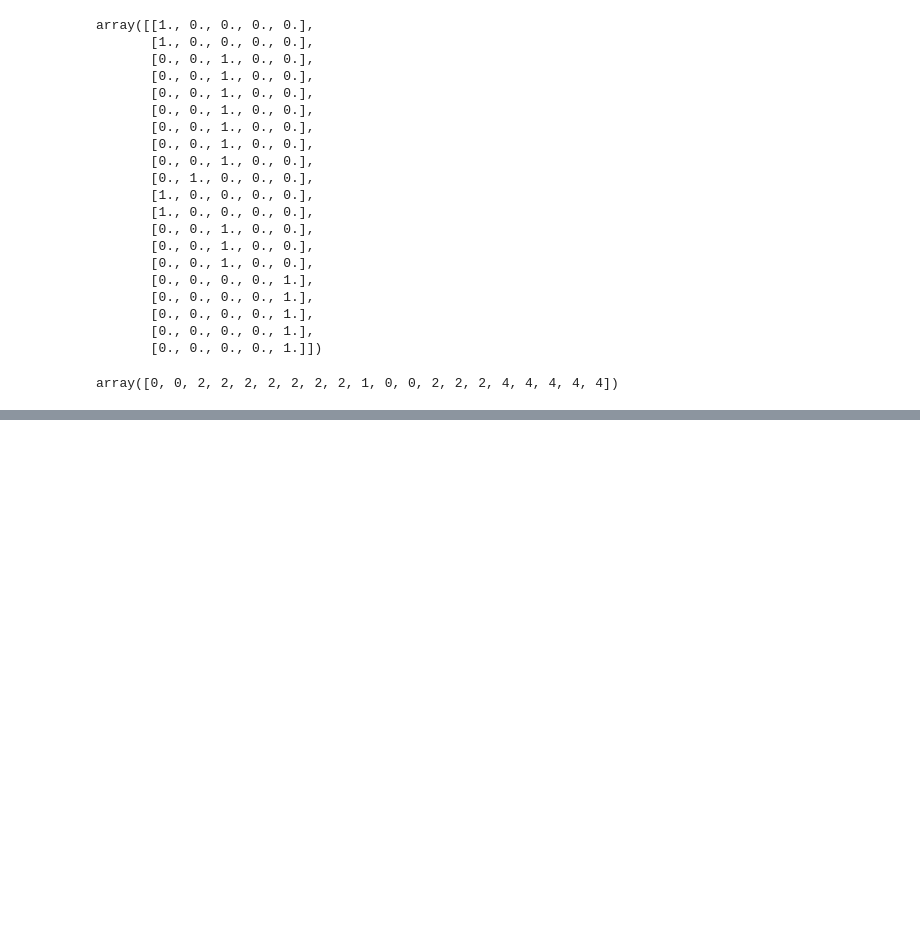
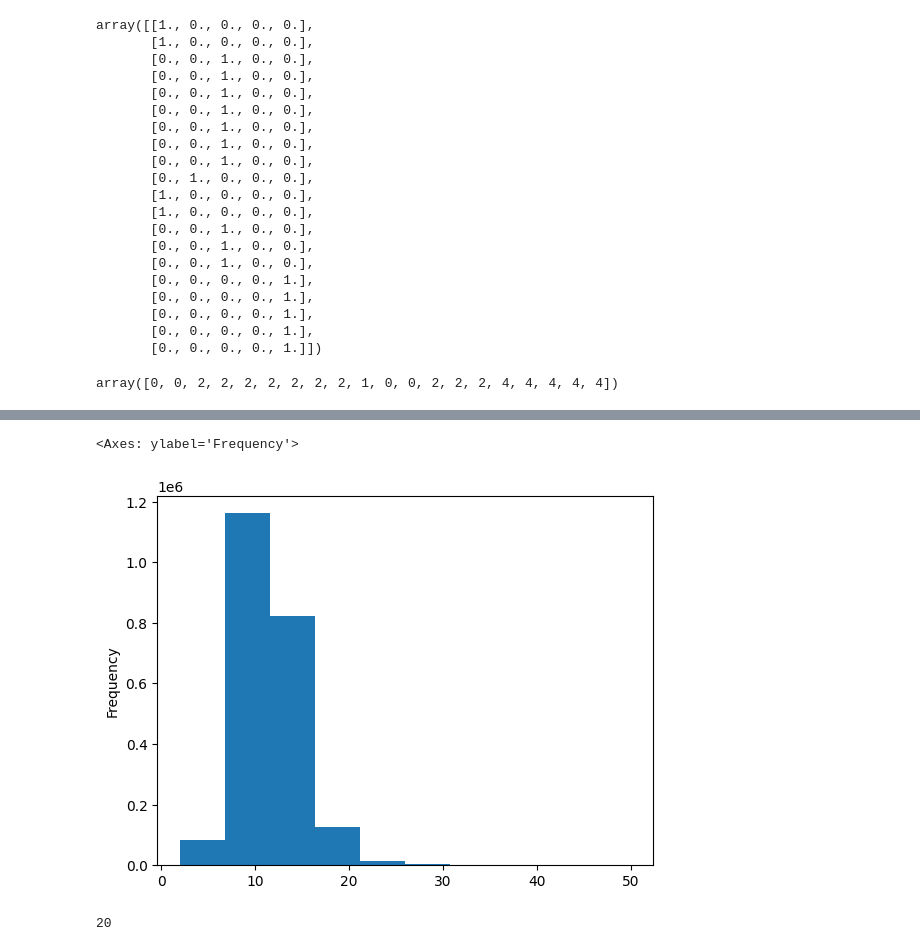
Before and after one commit to pawelkiszczak/tensorflow, a Jupyter notebook: colab_notebooks/09_exercises.ipynb, the cells around one changed output, grey strips where cells are left out. Drawn from its saved outputs; the diff is of its cells as text; code cells hidden in the pictures; blank space fills up the shorter version.

```diff
--- a/colab_notebooks/09_exercises.ipynb
+++ b/colab_notebooks/09_exercises.ipynb
@@ -259,0 +527,12 @@ array([0, 0, 2, 2, 2, 2, 2, 2, 2, 1, 0, 0, 2, 2, 2, 4, 4, 4, 4, 4])
+# %%
+# Distribution
+train_df['total_lines'].plot.hist()
+# %% [output]
+<Axes: ylabel='Frequency'>
+[figure, added]
+# %%
+# 98th percentile
+total_lines_depth = int(np.percentile(train_df['total_lines'], 98))
+total_lines_depth
+# %% [output]
+20
```
Also changed, not shown: parts of 43 cells of this notebook.
